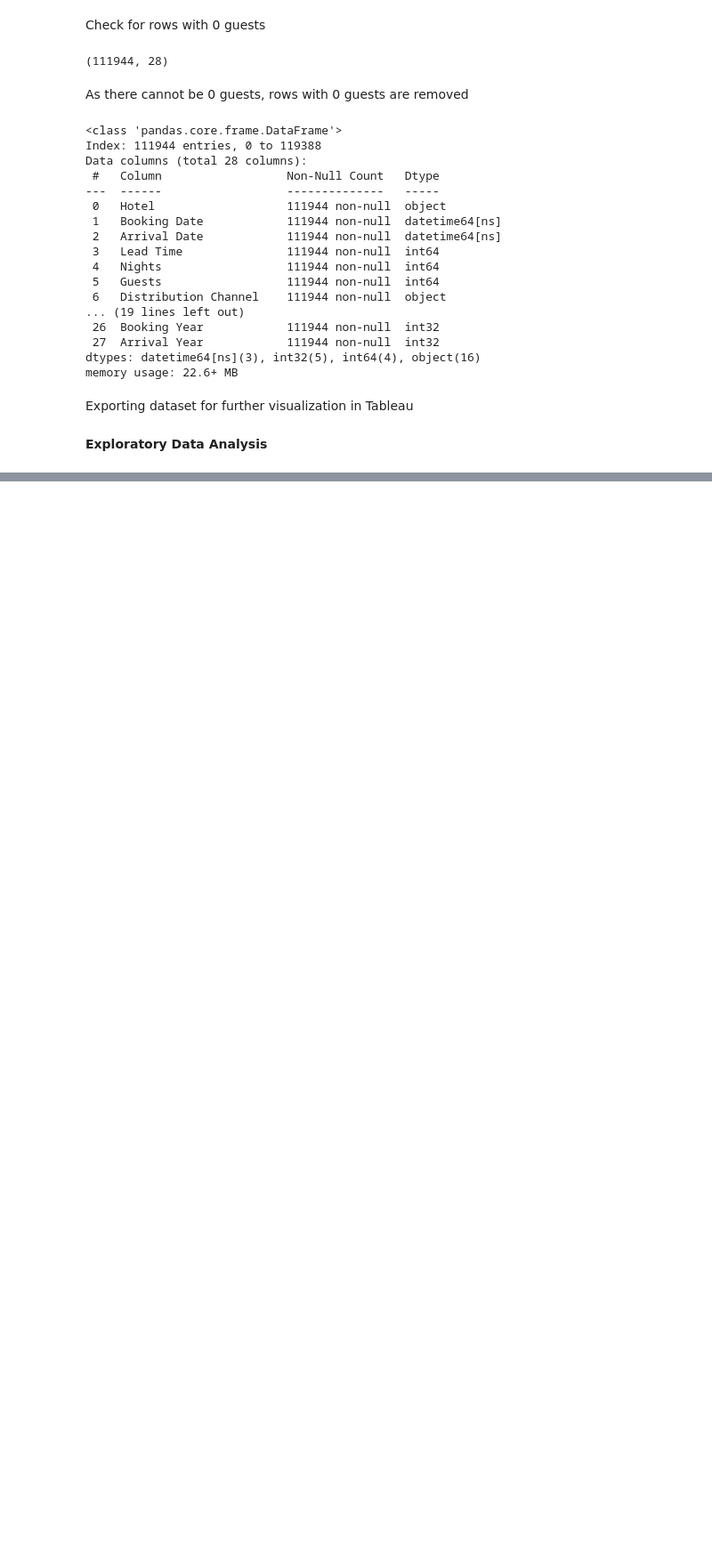
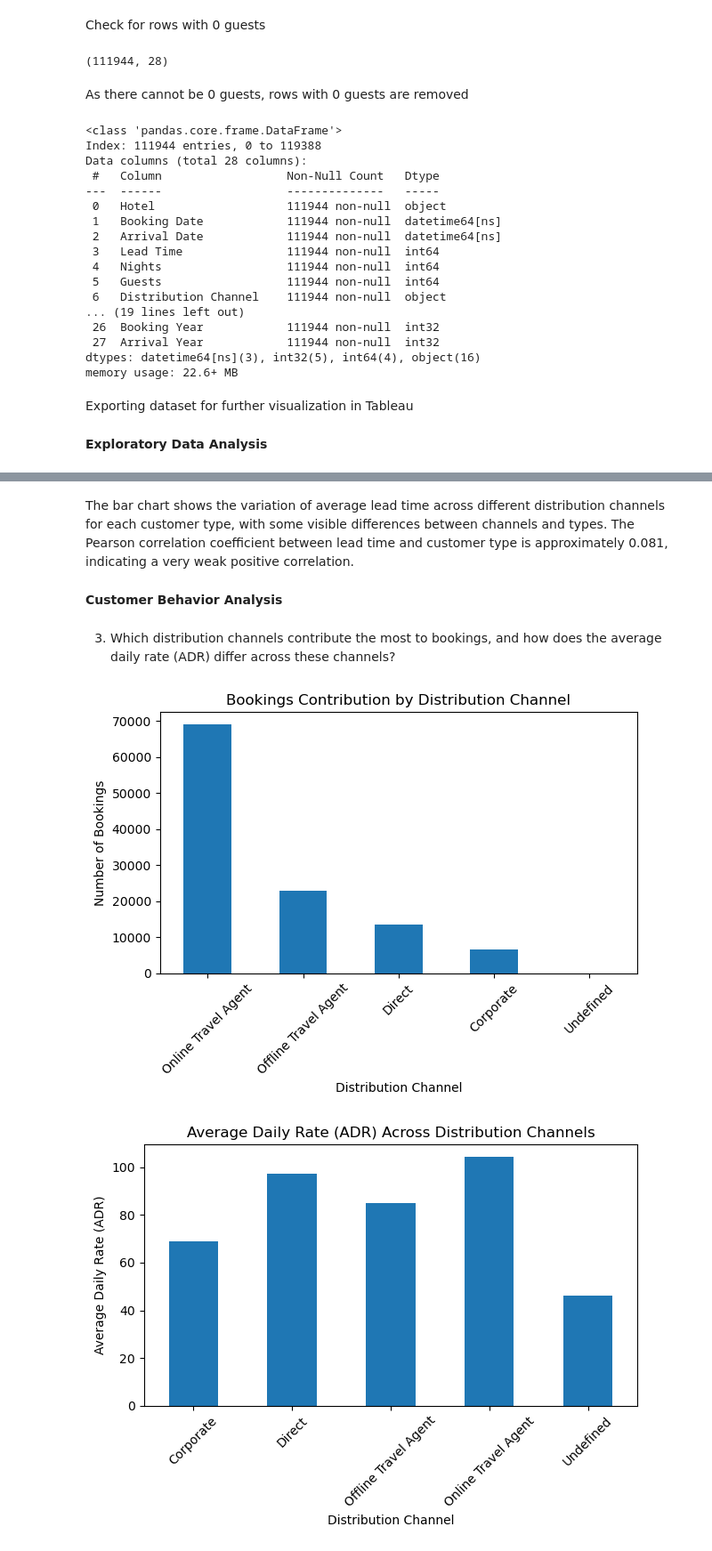
Before and after one commit to PoojaChandrashekara/Analysing-Booking-Data-For-Major-Hotel-Chain, a Jupyter notebook: booking-analysis.ipynb, the cells around one changed output, grey strips where cells are left out. Shown at 89% size. Drawn from its saved outputs; the diff is of its cells as text; code cells hidden in the pictures; blank space fills up the shorter version.

```diff
--- a/booking-analysis.ipynb
+++ b/booking-analysis.ipynb
@@ -456,0 +549,31 @@ Univariate Analysis
+# %% [markdown]
+The bar chart shows the variation of average lead time across different distribution channels for each customer type, with some visible differences between channels and types. The Pearson correlation coefficient between lead time and customer type is approximately 0.081, indicating a very weak positive correlation.
+# %% [markdown]
+**Customer Behavior Analysis**
+# %% [markdown]
+3. Which distribution channels contribute the most to bookings, and how does the average daily rate (ADR) differ across these channels?
+# %%
+# Contribution to bookings
+channel_bookings = df_no_outliers['Distribution Channel'].value_counts()
+
+# ADR difference across channels
+channel_adr = df_no_outliers.groupby('Distribution Channel')['Avg Daily Rate'].mean()
+
+# Plotting the contribution to bookings
+channel_bookings.plot(kind='bar', title='Bookings Contribution by Distribution Channel')
+plt.xlabel('Distribution Channel')
+plt.ylabel('Number of Bookings')
+plt.xticks(rotation=45)  # Rotate x-axis labels for better readability
+plt.tight_layout()  # Adjust layout to fit the labels
+plt.show()
+
+# Plotting the ADR difference
+channel_adr.plot(kind='bar', title='Average Daily Rate (ADR) Across Distribution Channels')
+plt.xlabel('Distribution Channel')
+plt.ylabel('Average Daily Rate (ADR)')
+plt.xticks(rotation=45)  # Rotate x-axis labels for better readability
+plt.tight_layout()  # Adjust layout to fit the labels
+plt.show()
+# %% [output]
+[figure, added]
+[figure, added]
```
Also changed, not shown: parts of 64 cells of this notebook, 1 other file.
